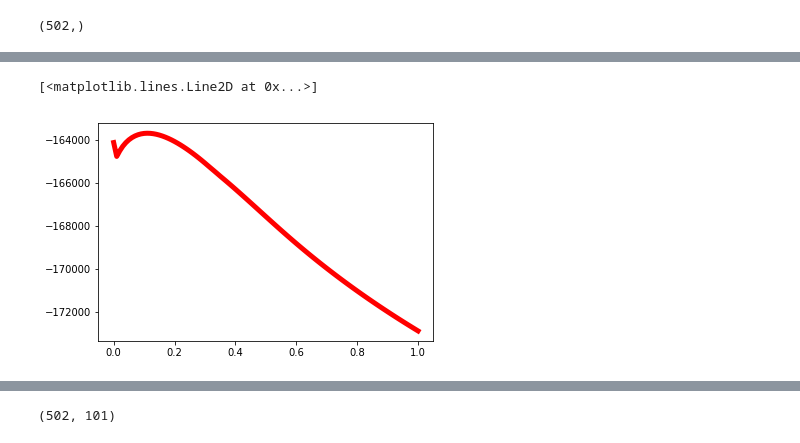
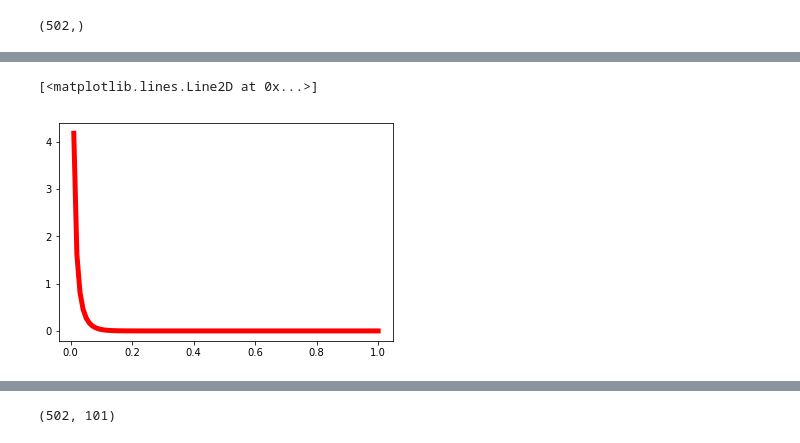
Before and after one commit to getzlab/deTiN, a Jupyter notebook: scratch_detin.ipynb, the cells around one changed output, grey strips where cells are left out. Cells and saved outputs as stored; diff of their text form; code cells hidden in the pictures.

```diff
--- a/scratch_detin.ipynb
+++ b/scratch_detin.ipynb
@@ -497,10 +508,10 @@ array([  1.11022302e-16,   1.11022302e-16,   1.11022302e-16,
 # %%
 %matplotlib inline
 
 import matplotlib
 import matplotlib.pyplot as plt
 fig, ax = plt.subplots(1, 1)
-ax.plot(TiN_range, ds.TiN_likelihood,'r-', lw=5, label='TiN|S')
+ax.plot(af,(beta.pdf(af,a_mom,b_mom)),'r-', lw=5, label='TiN|S')
 # %% [output]
 [<matplotlib.lines.Line2D at 0x...>]
-[figure, old version]
+[figure, new version]
```
Also changed, not shown: parts of 17 cells of this notebook, 7 other files.
